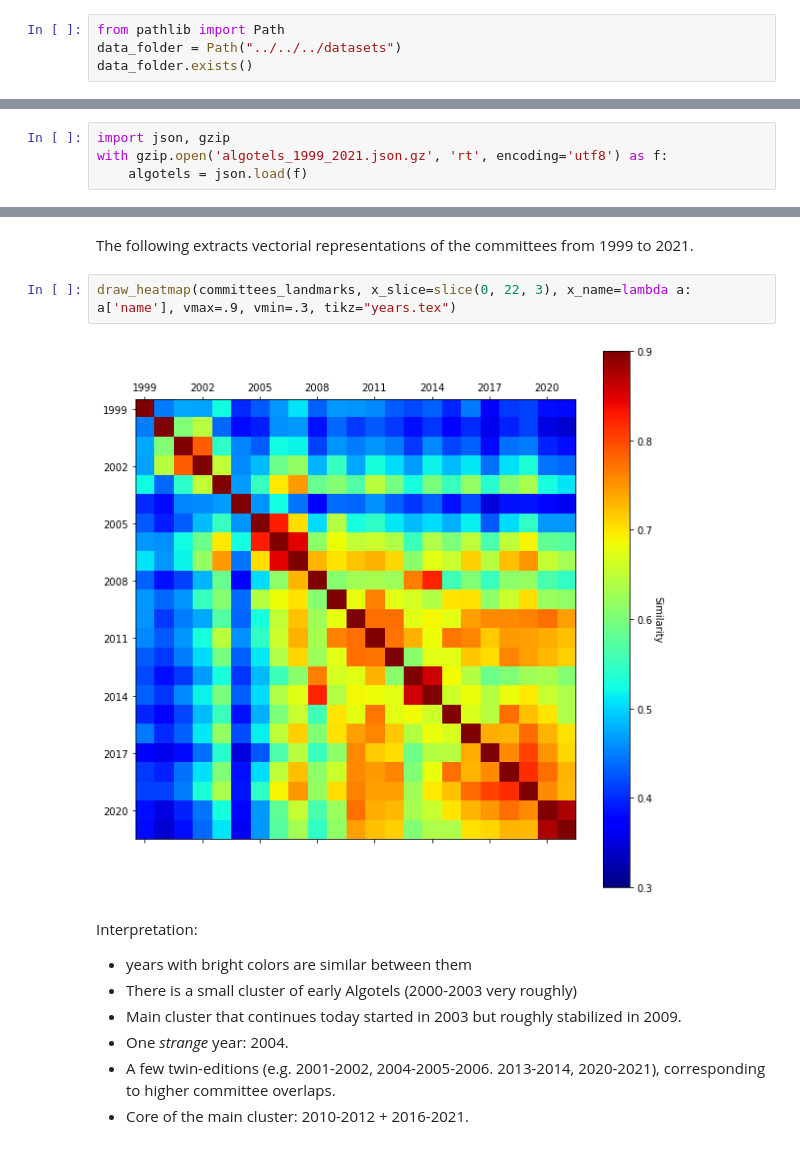
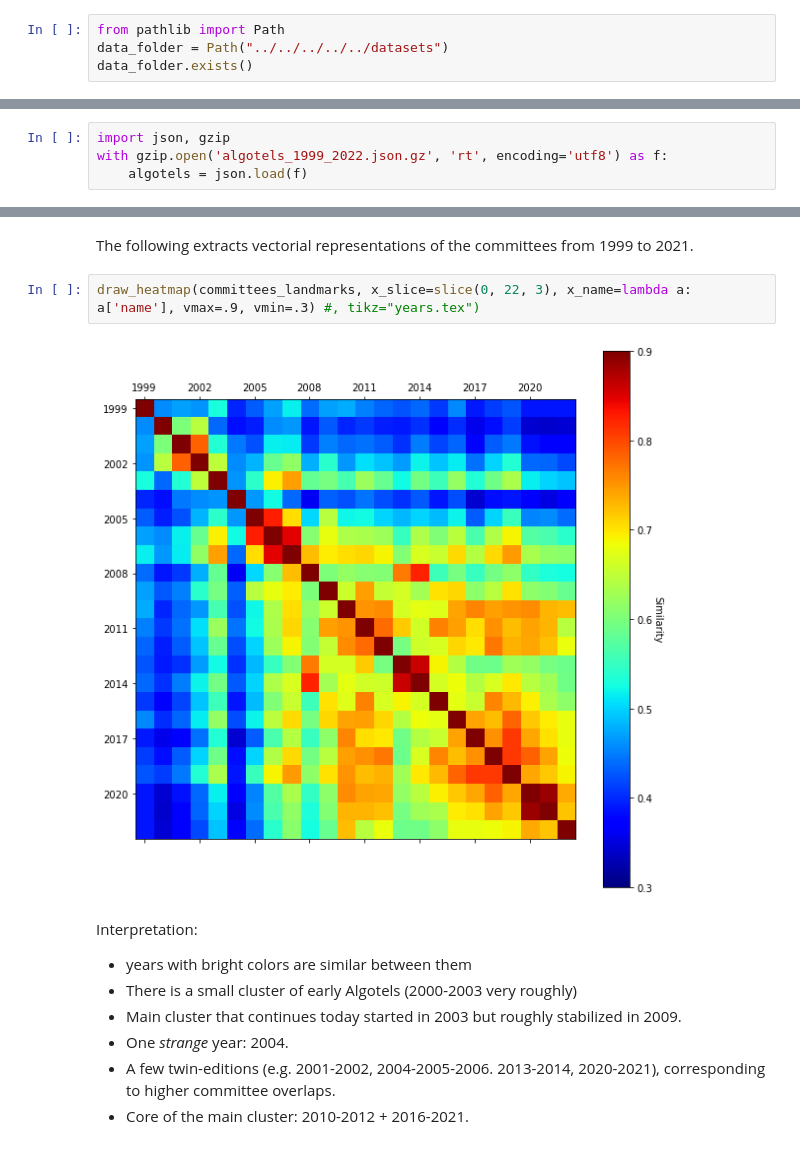
Before and after one commit to balouf/conference_analysis, a Jupyter notebook: Algotel/once_upon_a_time.ipynb, the cells around one changed output, grey strips where cells are left out. Drawn from its saved outputs; the diff is of its cells as text.

Commit message:
algotel

```diff
--- a/Algotel/once_upon_a_time.ipynb
+++ b/Algotel/once_upon_a_time.ipynb
@@ -12,5 +12,5 @@ We assume you have executed the notebook ``data_preparation.ipynb`` to produce a
 If needed, adjust ``data_folder`` to point to the location of your ``algotels_xgismo.pkl.gz`` file.
 # %%
 from pathlib import Path
-data_folder = Path("../../../datasets")
+data_folder = Path("../../../../../datasets")
 data_folder.exists()
@@ -50,7 +64,7 @@ Associated authors
 We load the provided file.
 # %%
 import json, gzip
-with gzip.open('algotels_1999_2021.json.gz', 'rt', encoding='utf8') as f:
+with gzip.open('algotels_1999_2022.json.gz', 'rt', encoding='utf8') as f:
     algotels = json.load(f)
 # %% [markdown]
 We re-arrange slighly the content of ``algotels`` to make it easier to process afterwards. In details, we flatten the content into a corpus (list of dict), each dict having a display name (`name`) and a usable content (`dblp`).
@@ -200,9 +214,9 @@ def draw_heatmap(x_lmks, x_slice=None, x_name=None,
 # %% [markdown]
 The following extracts vectorial representations of the committees from 1999 to 2021.
 # %%
-draw_heatmap(committees_landmarks, x_slice=slice(0, 22, 3), x_name=lambda a: a['name'], vmax=.9, vmin=.3, tikz="years.tex")
+draw_heatmap(committees_landmarks, x_slice=slice(0, 22, 3), x_name=lambda a: a['name'], vmax=.9, vmin=.3) #, tikz="years.tex")
 # %% [output]
-[figure, old version]
+[figure, new version]
 # %% [markdown]
 Interpretation:
 - years with bright colors are similar between them
```
Also changed, not shown: parts of 22 cells of this notebook, 2 other files.
